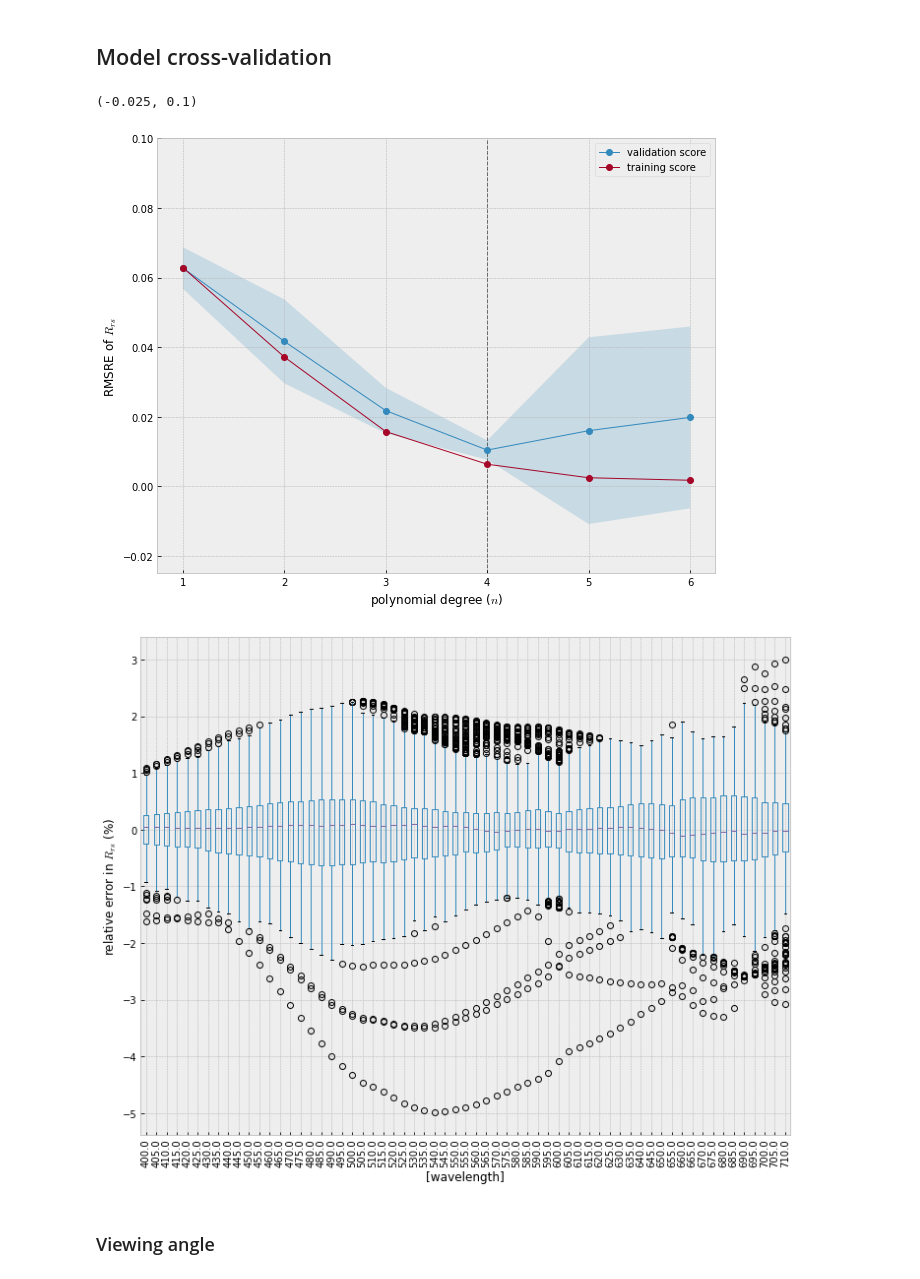
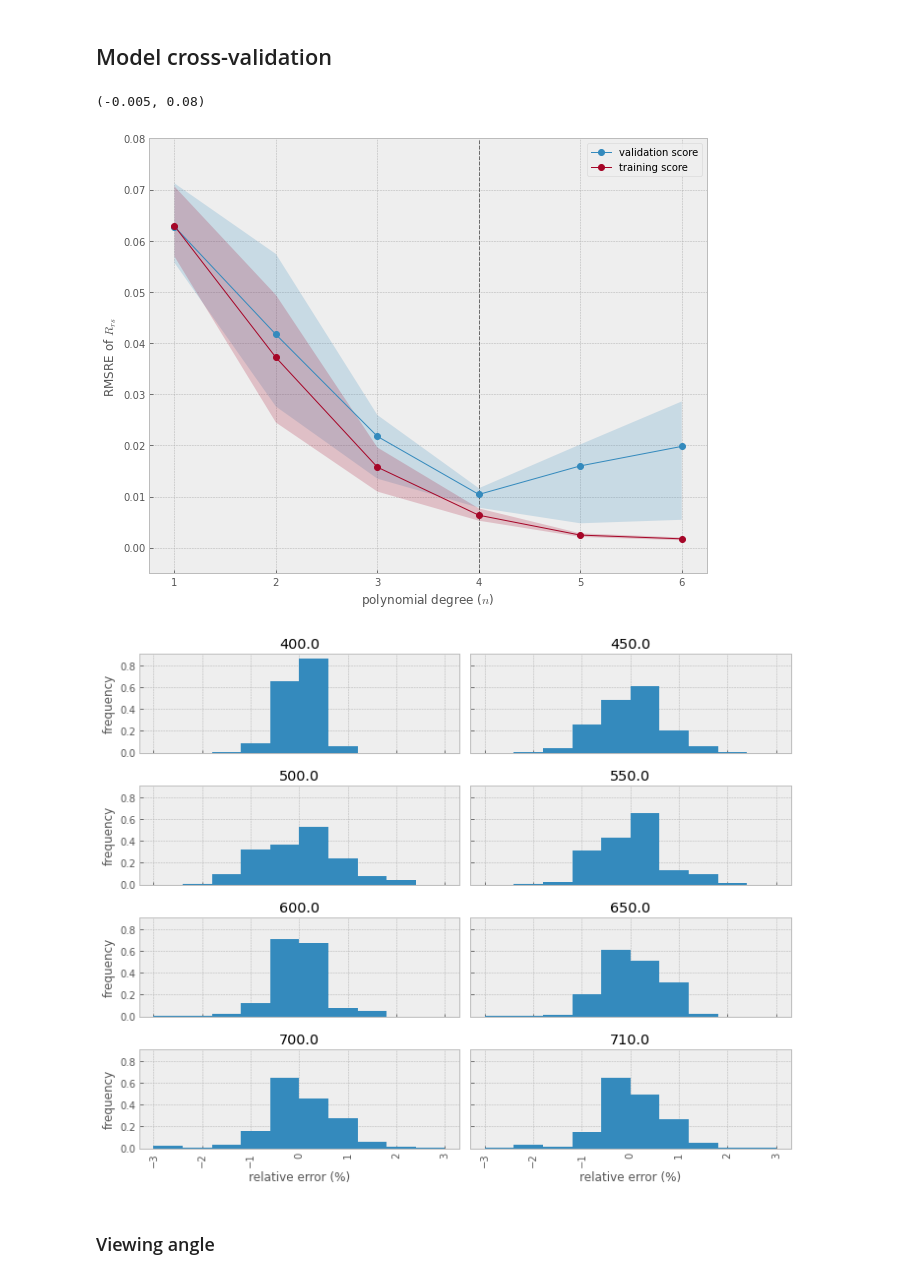
Before and after one commit to tadz-io/hydropt, a Jupyter notebook: notebooks/0.1-model_cross_validation.ipynb, the cells around one changed output. Saved outputs shown, nothing was run; the diff lists cells and outputs as text; code cells hidden in the pictures.

```diff
--- a/notebooks/0.1-model_cross_validation.ipynb
+++ b/notebooks/0.1-model_cross_validation.ipynb
@@ -10,7 +10,7 @@ from sklearn.preprocessing import PolynomialFeatures
 from sklearn.model_selection import validation_curve
 from sklearn.metrics import make_scorer
 # %%
-plt.style.use('ggplot')
+plt.style.use('bmh')
 plt.rcParams['figure.figsize'] = (10,8)
 # %% [markdown]
 ## Data pre-processing
@@ -83,26 +89,26 @@ plt.axvline(4, linestyle='dashed', linewidth=1, color='black', alpha=.5)
 # validation curve
 plt.plot(degree[degree_range], val_scores_mean[degree_range], marker='o', label='validation score', linewidth=1)
 plt.fill_between(degree[degree_range],
-                val_scores_mean[degree_range]-val_scores_std[degree_range],
-                val_scores_mean[degree_range]+val_scores_std[degree_range],
+                val_scores_qntl[0][degree_range],
+                val_scores_qntl[1][degree_range],
                 alpha=.2)
 
 # training curve
 plt.plot(degree[degree_range], train_scores_mean[degree_range], marker='o', linewidth=1, label='training score')
-# plt.fill_between(degree[degree_range],
-#                 train_scores_mean[degree_range]-train_scores_std[degree_range],
-#                 train_scores_mean[degree_range]+train_scores_std[degree_range],
-#                 alpha=.2)
+plt.fill_between(degree[degree_range],
+                train_scores_qntl[0][degree_range],
+                train_scores_qntl[1][degree_range],
+                alpha=.2)
 
 
 plt.legend(loc='best')
 #plt.ylim(-.01, 0.001)
 plt.xlabel('polynomial degree ($n$)')
 plt.ylabel('RMSRE of $R_{rs}$')
-plt.ylim(-.025, .1)
+plt.ylim(-.005, .08)
 # %% [output]
-(-0.025, 0.1)
+(-0.005, 0.08)
-[figure, old version]
+[figure, new version]
 # %%
 def calculate_error(x, degree):
     X = np.log(x[['acoef','bbcoef']])
@@ -129,16 +135,20 @@ rrs_error = ds_df\
     .groupby('wavelength')\
     .apply(calculate_error, 4)
 # %%
-rrs_error.to_frame().boxplot(by='wavelength')
-plt.xticks(rotation=90)
-plt.ylabel('relative error in $R_{rs}$ (%)')
+wb_sel = np.append(np.arange(400,711,50), 710)
+axs = rrs_error.to_frame().loc[wb_sel].hist(by='wavelength', layout=(4,2), range=(-3,3), density=True, sharex=True, sharey=True);
+for ax in axs.flatten():
+    ax.set_xlabel('relative error (%)')
+    ax.set_ylabel('frequency')
+# plt.xticks(rotation=90)
+#plt.ylabel('relative error in $R_{rs}$ (%)')
 #plt.title('relative error per waveband')
 #plt.ylim(-10,10)
-plt.title('')
-plt.suptitle(' ')
+# plt.title('')
+# plt.suptitle(' ')
 plt.tight_layout()
 # %% [output]
-[figure, old version]
+[figure, new version]
 # %%
 ## short way to fit multivariate regression
 # X = np.array([
```
Also changed, not shown: parts of 2 cells of this notebook, 5 other files.
